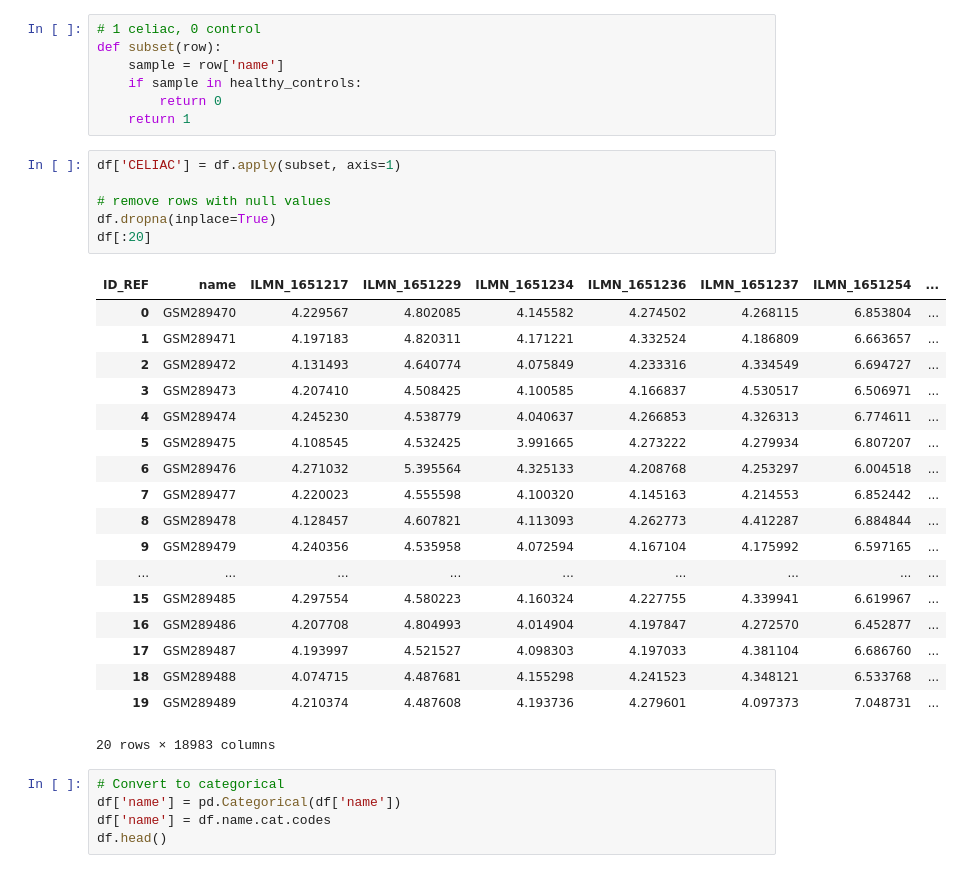
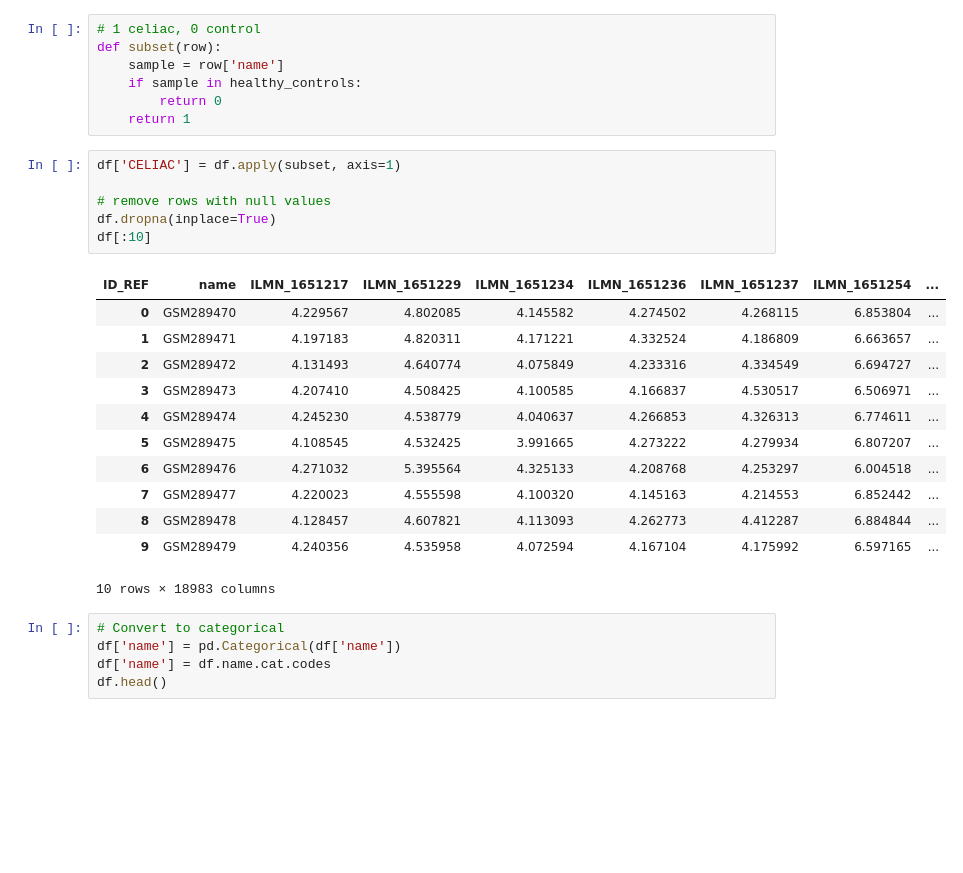
Before and after one commit to clearthecity/microarray, a Jupyter notebook: GSE_Parser.ipynb, the cells around one changed output. Cells and saved outputs as stored; diff of their text form; blank space fills up the shorter version.

```diff
--- a/GSE_Parser.ipynb
+++ b/GSE_Parser.ipynb
@@ -67,28 +66,22 @@ def subset(row):
 # %%
 df['CELIAC'] = df.apply(subset, axis=1)
 
 # remove rows with null values
 df.dropna(inplace=True)
-df[:20]
+df[:10]
 # %% [output]
 | ID_REF | name | ILMN_1651217 | ILMN_1651229 | ILMN_1651234 | ILMN_1651236 | ILMN_1651237 | ILMN_1651254 | ... |
 | 0 | GSM289470 | 4.229567 | 4.802085 | 4.145582 | 4.274502 | 4.268115 | 6.853804 | ... |
 | 1 | GSM289471 | 4.197183 | 4.820311 | 4.171221 | 4.332524 | 4.186809 | 6.663657 | ... |
 | 2 | GSM289472 | 4.131493 | 4.640774 | 4.075849 | 4.233316 | 4.334549 | 6.694727 | ... |
 | 3 | GSM289473 | 4.207410 | 4.508425 | 4.100585 | 4.166837 | 4.530517 | 6.506971 | ... |
 | 4 | GSM289474 | 4.245230 | 4.538779 | 4.040637 | 4.266853 | 4.326313 | 6.774611 | ... |
 | 5 | GSM289475 | 4.108545 | 4.532425 | 3.991665 | 4.273222 | 4.279934 | 6.807207 | ... |
 | 6 | GSM289476 | 4.271032 | 5.395564 | 4.325133 | 4.208768 | 4.253297 | 6.004518 | ... |
 | 7 | GSM289477 | 4.220023 | 4.555598 | 4.100320 | 4.145163 | 4.214553 | 6.852442 | ... |
 | 8 | GSM289478 | 4.128457 | 4.607821 | 4.113093 | 4.262773 | 4.412287 | 6.884844 | ... |
 | 9 | GSM289479 | 4.240356 | 4.535958 | 4.072594 | 4.167104 | 4.175992 | 6.597165 | ... |
-| ... | ... | ... | ... | ... | ... | ... | ... | ... |
-| 15 | GSM289485 | 4.297554 | 4.580223 | 4.160324 | 4.227755 | 4.339941 | 6.619967 | ... |
-| 16 | GSM289486 | 4.207708 | 4.804993 | 4.014904 | 4.197847 | 4.272570 | 6.452877 | ... |
-| 17 | GSM289487 | 4.193997 | 4.521527 | 4.098303 | 4.197033 | 4.381104 | 6.686760 | ... |
-| 18 | GSM289488 | 4.074715 | 4.487681 | 4.155298 | 4.241523 | 4.348121 | 6.533768 | ... |
-| 19 | GSM289489 | 4.210374 | 4.487608 | 4.193736 | 4.279601 | 4.097373 | 7.048731 | ... |
-20 rows × 18983 columns
+10 rows × 18983 columns
 # %%
 # Convert to categorical
 df['name'] = pd.Categorical(df['name'])
```
Also changed, not shown: parts of 3 cells of this notebook, 8 other files.
